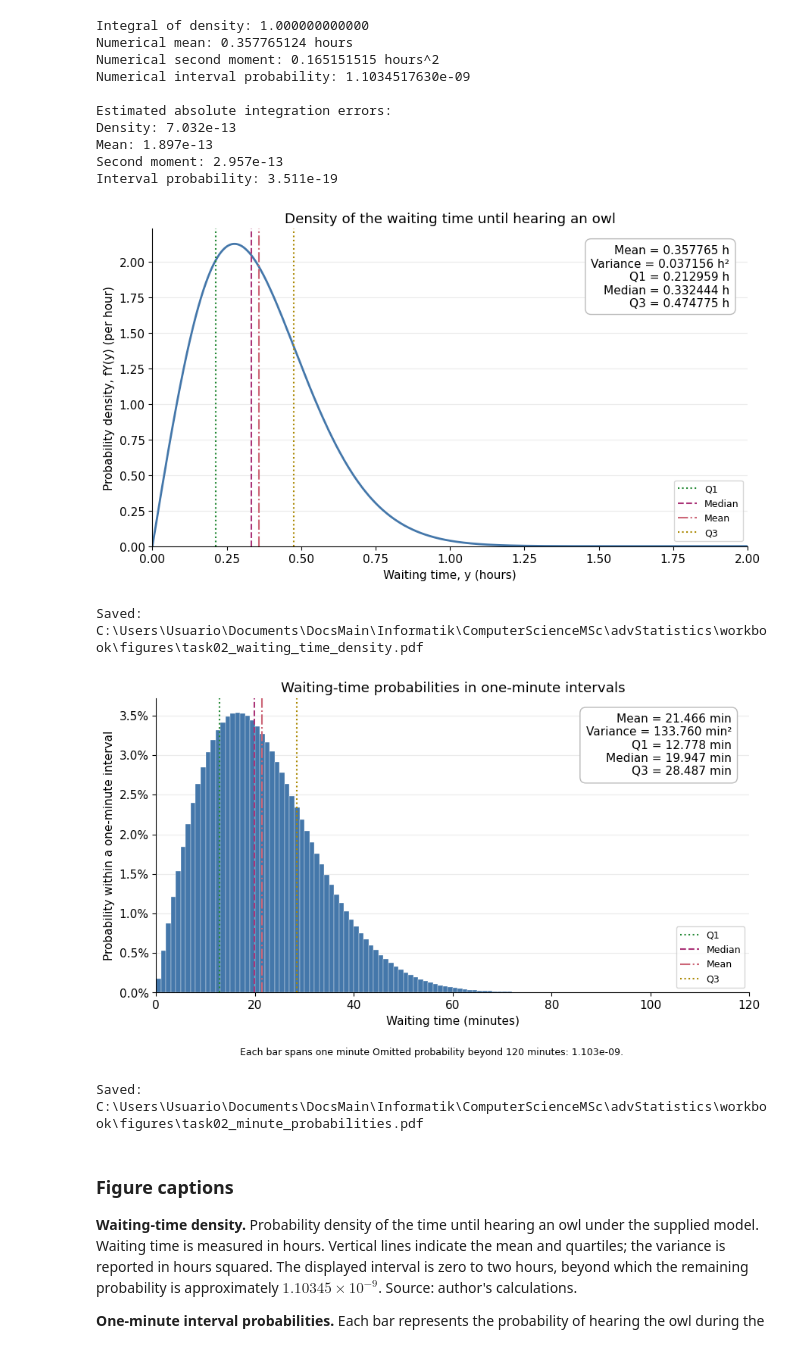
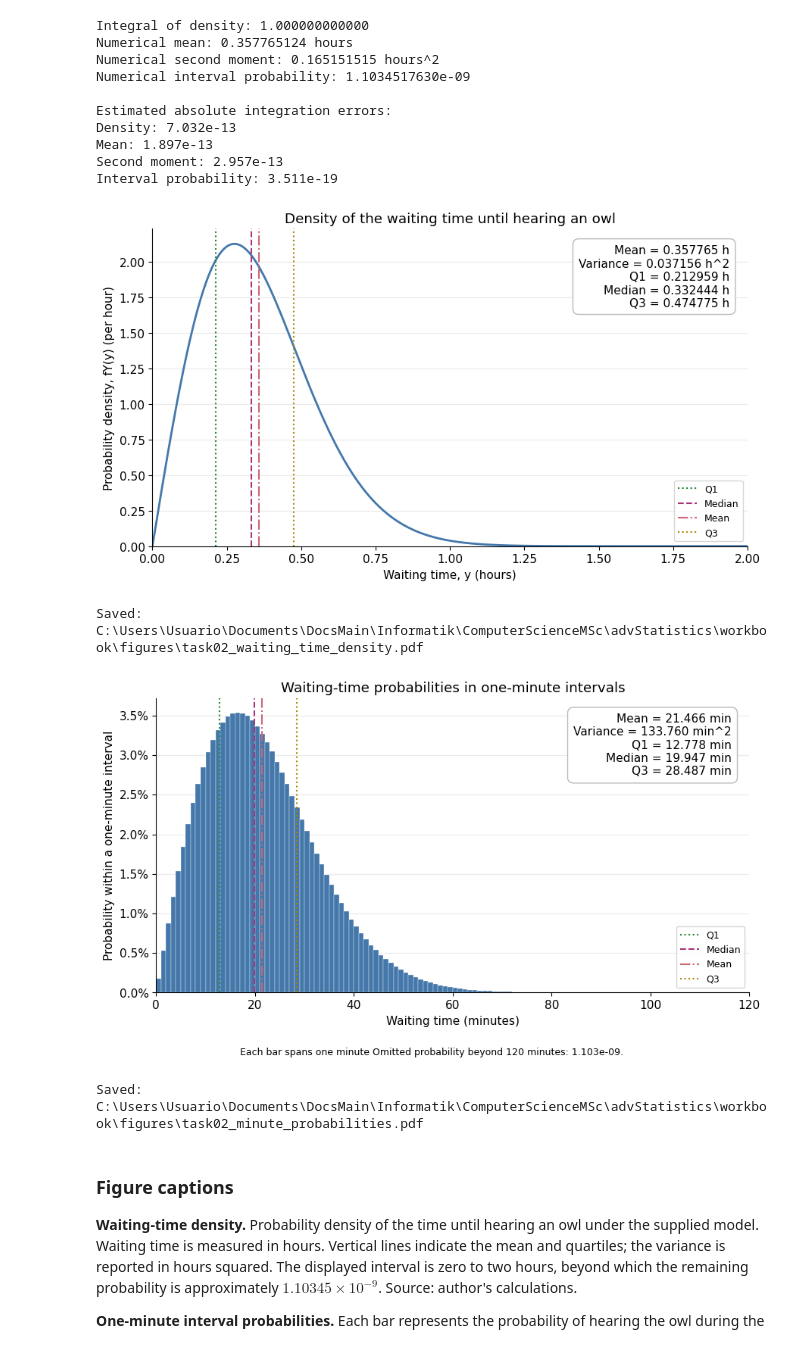
Before and after one commit to gino23odar/advanced-statistics-workbook, a Jupyter notebook: task2_waiting_times.ipynb, the cells around one changed output. Drawn from its saved outputs; the diff is of its cells as text; code cells hidden in the pictures.

Commit message:
new figures and minor corrections

```diff
--- a/task2_waiting_times.ipynb
+++ b/task2_waiting_times.ipynb
@@ -551,7 +551,7 @@ with plt.rc_context({
 
     statistics_text = (
         f"Mean = {mean_hours:.6f} h\n"
-        f"Variance = {variance_hours2:.6f} h²\n"
+        f"Variance = {variance_hours2:.6f} h^2\n"
         f"Q1 = {q1_hours:.6f} h\n"
         f"Median = {median_hours:.6f} h\n"
         f"Q3 = {q3_hours:.6f} h"
@@ -567,34 +567,34 @@ with plt.rc_context({
             "boxstyle": "round,pad=0.5",
             "facecolor": "white",
             "edgecolor": "#BBBBBB",
         },
     )
 
     ax.set_title("Density of the waiting time until hearing an owl")
     ax.set_xlabel("Waiting time, y (hours)")
     ax.set_ylabel("Probability density, fY(y) (per hour)")
     ax.set_xlim(0, 2)
     ax.set_ylim(bottom=0)
 
     ax.grid(axis="y", alpha=0.25)
     ax.spines["top"].set_visible(False)
     ax.spines["right"].set_visible(False)
     ax.legend(loc="lower right", fontsize=9)
 
     fig.tight_layout()
 
     density_pdf = figure_directory / "task02_waiting_time_density.pdf"
     density_png = figure_directory / "task02_waiting_time_density.png"
 
     fig.savefig(density_pdf, bbox_inches="tight")
     fig.savefig(density_png, dpi=300, bbox_inches="tight")
 
     plt.show()
     plt.close(fig)
 
 print(f"Saved: {density_pdf.resolve()}")
 # %% [output]
-[figure, old version]
+[figure, new version]
 Saved: C:\Users\Usuario\Documents\DocsMain\Informatik\ComputerScienceMSc\advStatistics\workbook\figures\task02_waiting_time_density.pdf
 # %%
 with plt.rc_context({
@@ -633,7 +633,7 @@ with plt.rc_context({
 
     statistics_text = (
         f"Mean = {mean_minutes:.3f} min\n"
-        f"Variance = {variance_minutes2:.3f} min²\n"
+        f"Variance = {variance_minutes2:.3f} min^2\n"
         f"Q1 = {q1_minutes:.3f} min\n"
         f"Median = {median_minutes:.3f} min\n"
         f"Q3 = {q3_minutes:.3f} min"
@@ -689,7 +689,7 @@ with plt.rc_context({
 
 print(f"Saved: {histogram_pdf.resolve()}")
 # %% [output]
-[figure, old version]
+[figure, new version]
 Saved: C:\Users\Usuario\Documents\DocsMain\Informatik\ComputerScienceMSc\advStatistics\workbook\figures\task02_minute_probabilities.pdf
 # %% [markdown]
 ### Figure captions
```
Also changed, not shown: 11 other files.
